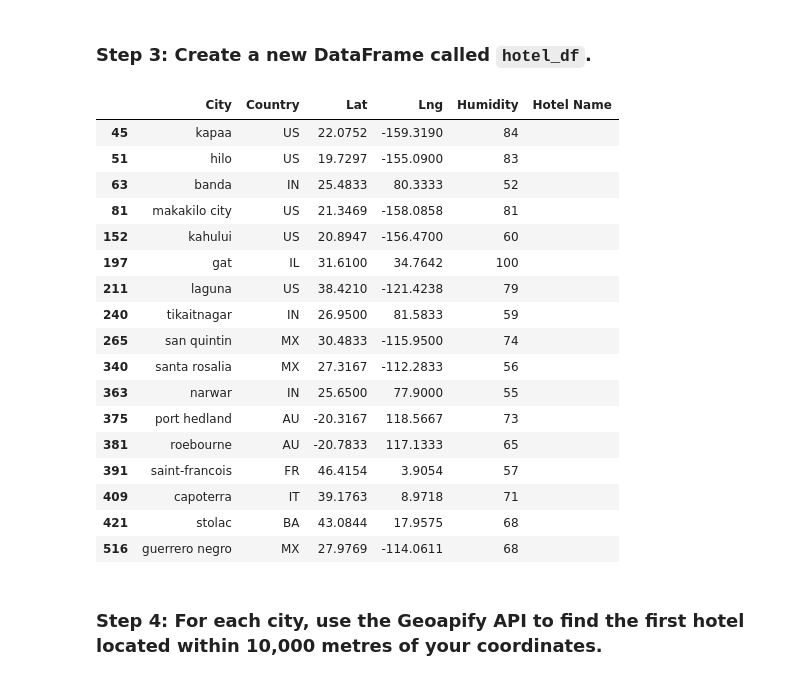
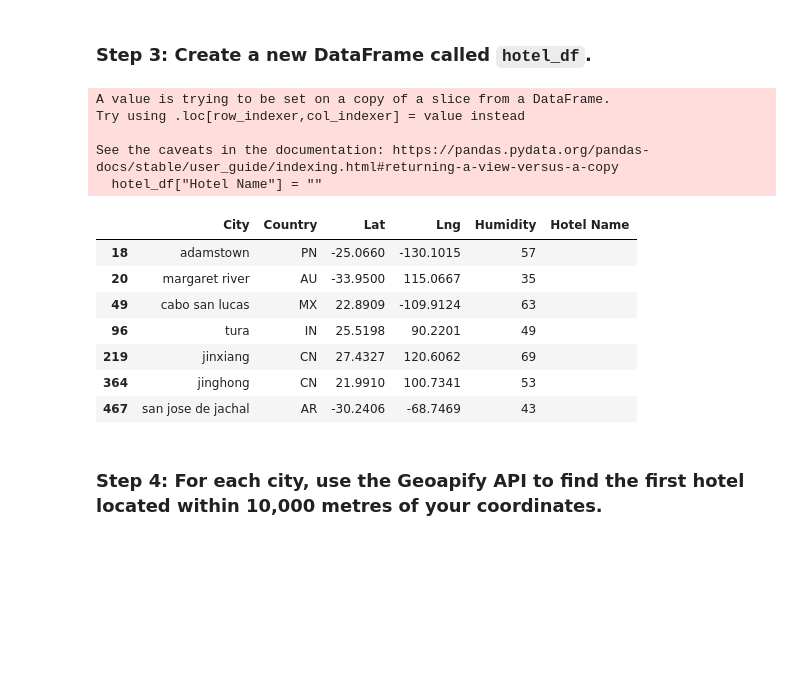
Before and after one commit to Elevate04/Python_Api_Challenge, a Jupyter notebook: VacationPy.ipynb, the cells around one changed output. Cells and saved outputs as stored; diff of their text form; code cells hidden in the pictures; blank space fills up the shorter version.

```diff
--- a/VacationPy.ipynb
+++ b/VacationPy.ipynb
@@ -40,12 +58,14 @@ FileNotFoundError: [Errno 2] No such file or directory: 'output_data/cities.csv'
 ### Step 2: Narrow down the `city_data_df` DataFrame to find your ideal weather condition
 # %%
 # Narrow down cities that fit criteria and drop any results with null values
-# YOUR CODE HERE
+city_data_df = city_data_df.loc[(city_data_df["Max Temp"] < 27) & (city_data_df["Max Temp"] > 21)]
+city_data_df = city_data_df.loc[(city_data_df["Wind Speed"] < 4.5)]
+city_data_df = city_data_df.loc[(city_data_df["Cloudiness"] == 0)]
 
 # Drop any rows with null values
-# YOUR CODE HERE
+city_data_df = city_data_df.dropna()
 
 # Display sample data
-# YOUR CODE HERE
+city_data_df
 # %% [output]
 |  | City_ID | City | Lat | Lng | Max Temp | Humidity | Cloudiness | Wind Speed | Country | Date |
@@ -70,32 +80,37 @@ FileNotFoundError: [Errno 2] No such file or directory: 'output_data/cities.csv'
 ### Step 3: Create a new DataFrame called `hotel_df`.
 # %%
 # Use the Pandas copy function to create DataFrame called hotel_df to store the city, country, coordinates, and humidity
-# YOUR CODE HERE
+city = city_data_df["City"]
+country = city_data_df["Country"]
+lat = city_data_df["Lat"]
+lng = city_data_df["Lng"]
+humidity = city_data_df["Humidity"]
+
+hotel_df = city_data_df[{"City": city,
+                        "Country": country,
+                        "Lat": lat,
+                        "Lng": lng,
+                        "Humidity": humidity}]
 
 # Add an empty column, "Hotel Name," to the DataFrame so you can store the hotel found using the Geoapify API
-# YOUR CODE HERE
+hotel_df["Hotel Name"] = ""
 
 # Display sample data
-# YOUR CODE HERE
+hotel_df
 # %% [output]
+A value is trying to be set on a copy of a slice from a DataFrame.
+Try using .loc[row_indexer,col_indexer] = value instead
+
+See the caveats in the documentation: https://pandas.pydata.org/pandas-docs/stable/user_guide/indexing.html#returning-a-view-versus-a-copy
+  hotel_df["Hotel Name"] = ""
 |  | City | Country | Lat | Lng | Humidity | Hotel Name |
-| 45 | kapaa | US | 22.0752 | -159.3190 | 84 |  |
-| 51 | hilo | US | 19.7297 | -155.0900 | 83 |  |
-| 63 | banda | IN | 25.4833 | 80.3333 | 52 |  |
-| 81 | makakilo city | US | 21.3469 | -158.0858 | 81 |  |
-| 152 | kahului | US | 20.8947 | -156.4700 | 60 |  |
-| 197 | gat | IL | 31.6100 | 34.7642 | 100 |  |
-| 211 | laguna | US | 38.4210 | -121.4238 | 79 |  |
-| 240 | tikaitnagar | IN | 26.9500 | 81.5833 | 59 |  |
-| 265 | san quintin | MX | 30.4833 | -115.9500 | 74 |  |
-| 340 | santa rosalia | MX | 27.3167 | -112.2833 | 56 |  |
-| 363 | narwar | IN | 25.6500 | 77.9000 | 55 |  |
-| 375 | port hedland | AU | -20.3167 | 118.5667 | 73 |  |
-| 381 | roebourne | AU | -20.7833 | 117.1333 | 65 |  |
-| 391 | saint-francois | FR | 46.4154 | 3.9054 | 57 |  |
-| 409 | capoterra | IT | 39.1763 | 8.9718 | 71 |  |
-| 421 | stolac | BA | 43.0844 | 17.9575 | 68 |  |
-| 516 | guerrero negro | MX | 27.9769 | -114.0611 | 68 |  |
+| 18 | adamstown | PN | -25.0660 | -130.1015 | 57 |  |
+| 20 | margaret river | AU | -33.9500 | 115.0667 | 35 |  |
+| 49 | cabo san lucas | MX | 22.8909 | -109.9124 | 63 |  |
+| 96 | tura | IN | 25.5198 | 90.2201 | 49 |  |
+| 219 | jinxiang | CN | 27.4327 | 120.6062 | 69 |  |
+| 364 | jinghong | CN | 21.9910 | 100.7341 | 53 |  |
+| 467 | san jose de jachal | AR | -30.2406 | -68.7469 | 43 |  |
 # %% [markdown]
 ### Step 4: For each city, use the Geoapify API to find the first hotel located within 10,000 metres of your coordinates.
 # %%
```
Also changed, not shown: parts of 8 cells of this notebook, 6 other files.
